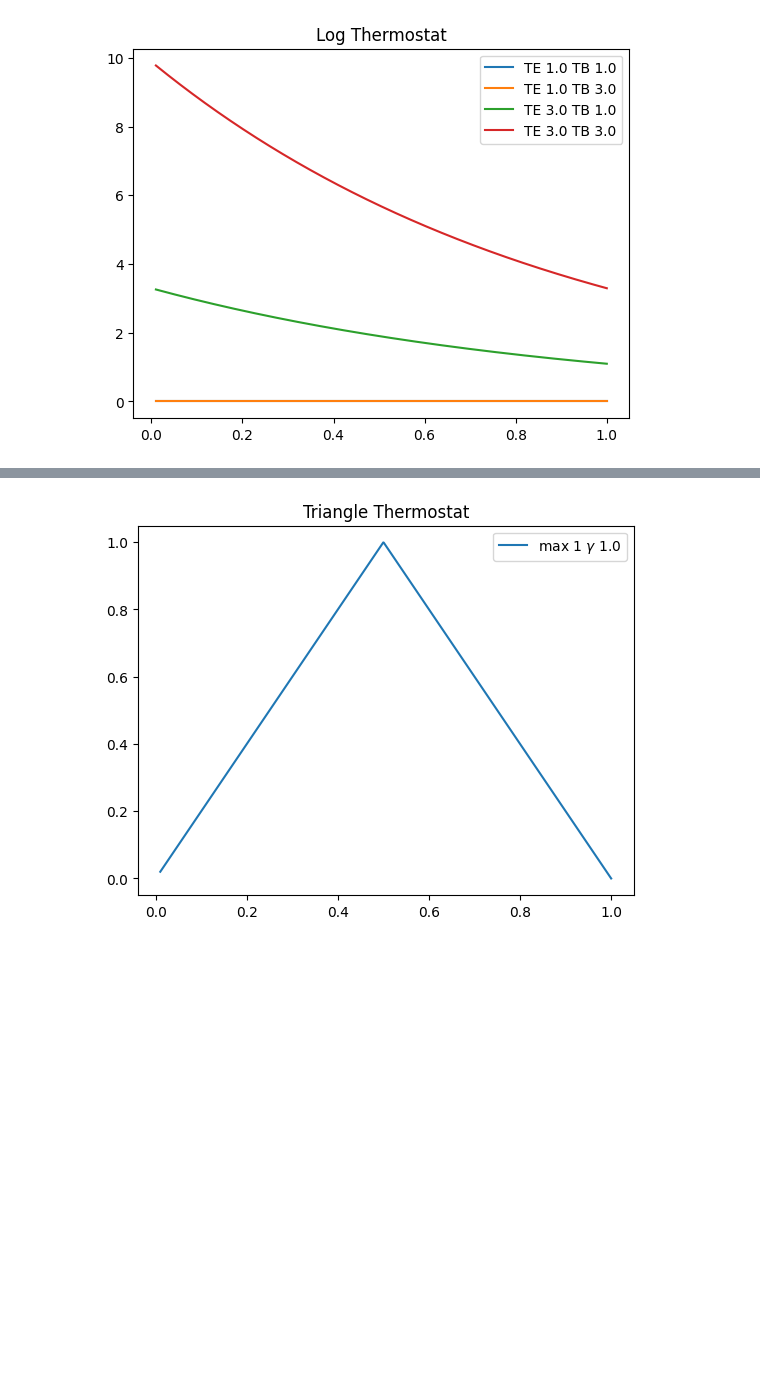
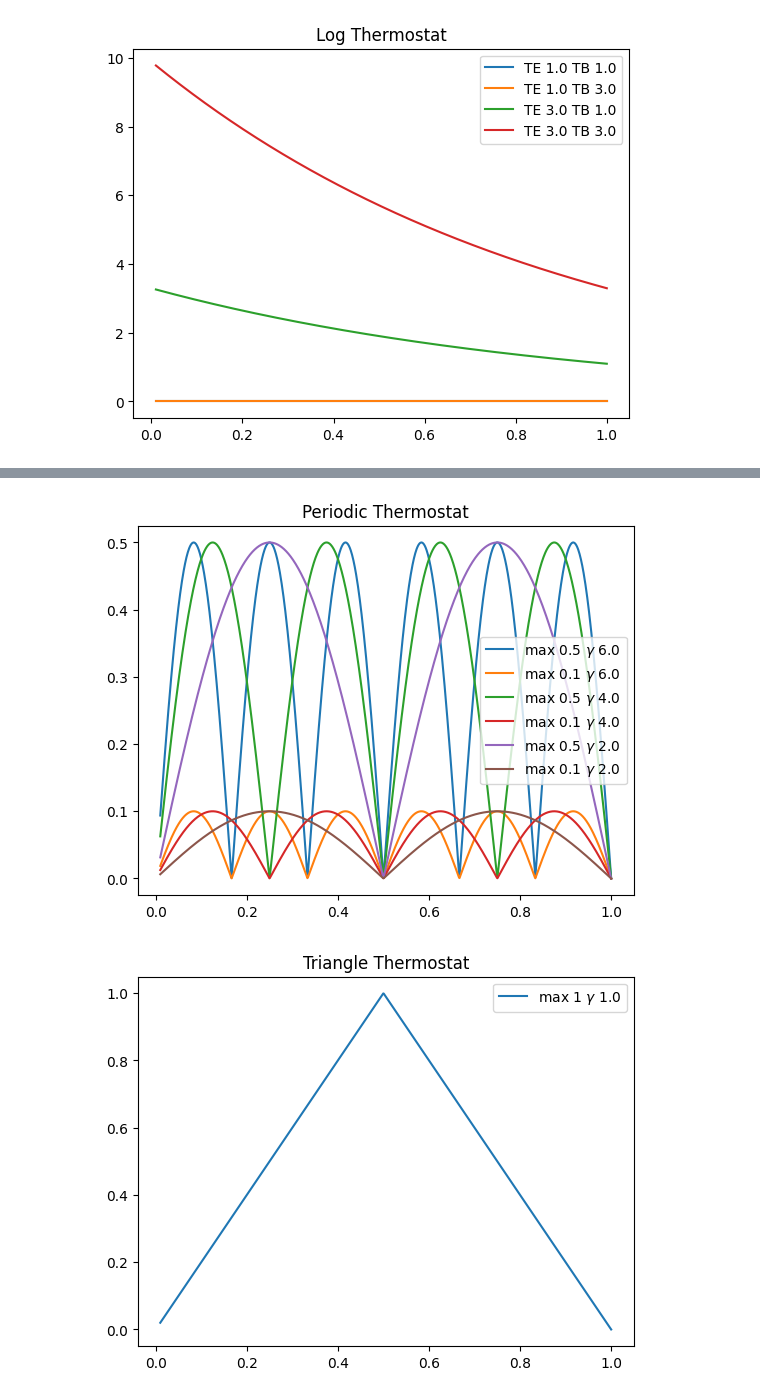
Before and after one commit to cesarali/conditional_rate_matching, a Jupyter notebook: notebooks/Models/CRM/Thermostats.ipynb, the cells around one changed output, grey strips where cells are left out. Drawn from its saved outputs; the diff is of its cells as text; code cells hidden in the pictures; blank space fills up the shorter version.

```diff
--- a/notebooks/Models/CRM/Thermostats.ipynb
+++ b/notebooks/Models/CRM/Thermostats.ipynb
@@ -136,3 +262,94 @@ plt.savefig(save_dir)
+# %%
+
+max = 0.5
+gamma=6.
+
+exp_config = PeriodicThermostatConfig(max=max,gamma=gamma)
+thermostat = PeriodicThermostat(exp_config)
+
+values = thermostat(time)
+save_dir = os.path.join(plots_path,"periodice_thermostat.png")
+
+plt.title("Periodic Thermostat")
+plt.plot(time,values,label=r"max {0} $\gamma$ {1}".format(max,gamma))
+plt.legend(loc="best")
+plt.savefig(save_dir)
+
+
+max = 0.1
+gamma=6.
+
+exp_config = PeriodicThermostatConfig(max=max,gamma=gamma)
+thermostat = PeriodicThermostat(exp_config)
+
+values = thermostat(time)
+save_dir = os.path.join(plots_path,"periodic_thermostat.png")
+
+plt.title("Periodic Thermostat")
+plt.plot(time,values,label=r"max {0} $\gamma$ {1}".format(max,gamma))
+plt.legend(loc="best")
+plt.savefig(save_dir)
+
+max = 0.5
+gamma=4.
+
+exp_config = PeriodicThermostatConfig(max=max,gamma=gamma)
+thermostat = PeriodicThermostat(exp_config)
+
+values = thermostat(time)
+save_dir = os.path.join(plots_path,"sine_thermostat.png")
+
+plt.title("Sine Thermostat")
+plt.plot(time,values,label=r"max {0} $\gamma$ {1}".format(max,gamma))
+plt.legend(loc="best")
+plt.savefig(save_dir)
+
+
+max = 0.1
+gamma=4.
+
+exp_config = PeriodicThermostatConfig(max=max,gamma=gamma)
+thermostat = PeriodicThermostat(exp_config)
+
+values = thermostat(time)
+save_dir = os.path.join(plots_path,"sine_thermostat.png")
+
+plt.title("Sine Thermostat")
+plt.plot(time,values,label=r"max {0} $\gamma$ {1}".format(max,gamma))
+plt.legend(loc="best")
+plt.savefig(save_dir)
+
+
+max = 0.5
+gamma=2.
+
+exp_config = PeriodicThermostatConfig(max=max,gamma=gamma)
+thermostat = PeriodicThermostat(exp_config)
+
+values = thermostat(time)
+save_dir = os.path.join(plots_path,"periodice_thermostat.png")
+
+plt.title("Periodic Thermostat")
+plt.plot(time,values,label=r"max {0} $\gamma$ {1}".format(max,gamma))
+plt.legend(loc="best")
+plt.savefig(save_dir)
+
+
+max = 0.1
+gamma=2.
+
+exp_config = PeriodicThermostatConfig(max=max,gamma=gamma)
+thermostat = PeriodicThermostat(exp_config)
+
+values = thermostat(time)
+save_dir = os.path.join(plots_path,"periodic_thermostat.png")
+
+plt.title("Periodic Thermostat")
+plt.plot(time,values,label=r"max {0} $\gamma$ {1}".format(max,gamma))
+plt.legend(loc="best")
+plt.savefig(save_dir)
+# %% [output]
+[figure, added]
 # %%
 from dataclasses import dataclass
 
```
Also changed, not shown: parts of 4 cells of this notebook, 12 other files.
